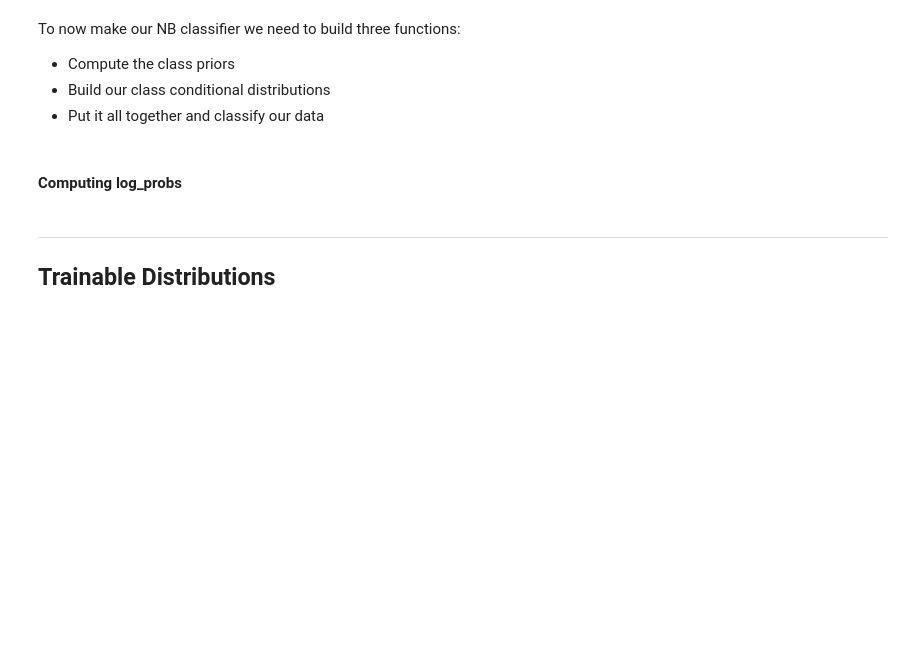
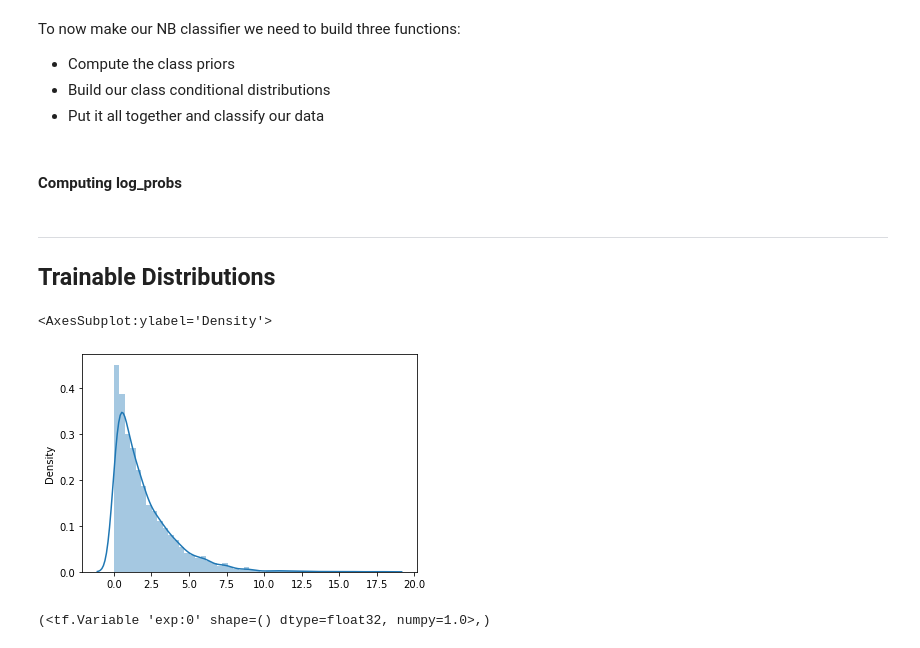
Before and after one commit to ankdesh/LearnTry-ML, a Jupyter notebook: Tensorflow/tfp-coursera/week1-TensorFlow-Distributions.ipynb, the cells around one changed output. Cells and saved outputs as stored; diff of their text form; code cells hidden in the pictures; blank space fills up the shorter version.

```diff
--- a/Tensorflow/tfp-coursera/week1-TensorFlow-Distributions.ipynb
+++ b/Tensorflow/tfp-coursera/week1-TensorFlow-Distributions.ipynb
@@ -873,4 +866,17 @@ plt.show()
+# %%
+# Plot
+
+exponential = tfd.Exponential(rate=0.5, name="exp")
+sns.distplot(exponential.sample(5000),kde=True)
+# %% [output]
+<AxesSubplot:ylabel='Density'>
+[figure, added]
 # %%
 # Define an exponential distribution with a trainable rate parameter
+
+exp_train = tfd.Exponential(rate=tf.Variable(1., name="exp"), name='exp_train')
+print (exp_train.trainable_variables)
+# %% [output]
+(<tf.Variable 'exp:0' shape=() dtype=float32, numpy=1.0>,)
 # %%
 # Define the negative log likelihood
```
Also changed, not shown: parts of 9 cells of this notebook.
